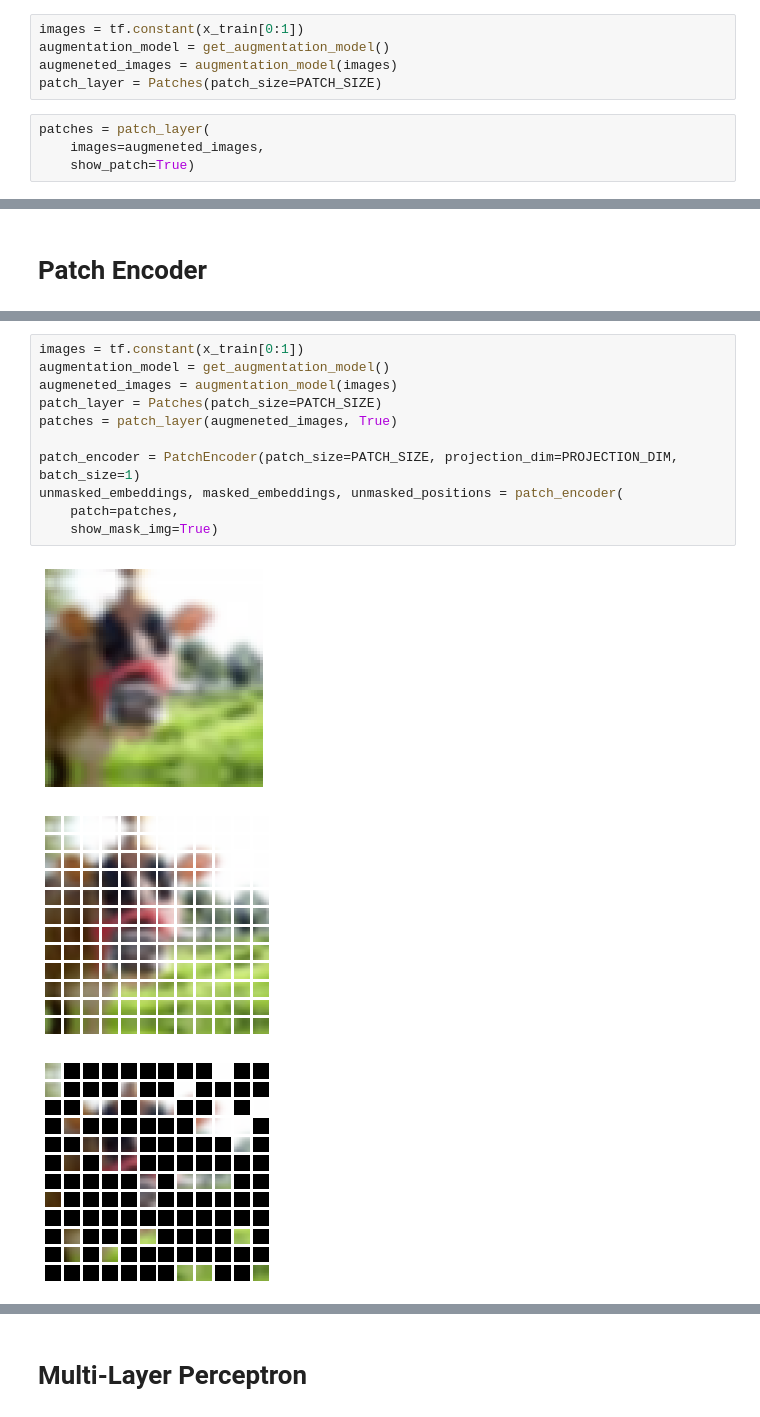
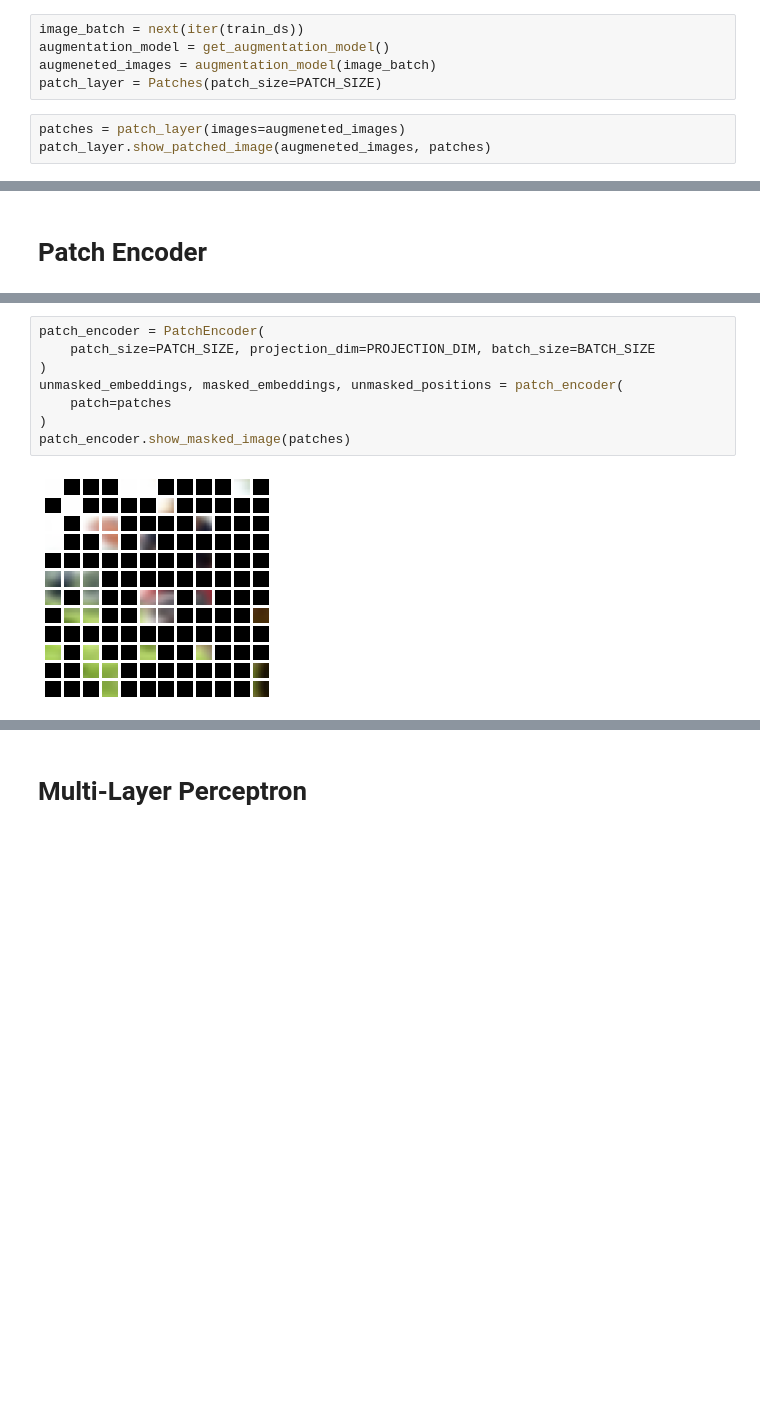
Before and after one commit to ariG23498/mae-scalable-vision-learners, a Jupyter notebook: MaskedAutoEncoders.ipynb, the cells around one changed output, grey strips where cells are left out. Drawn from its saved outputs; the diff is of its cells as text; blank space fills up the shorter version.

```diff
--- a/MaskedAutoEncoders.ipynb
+++ b/MaskedAutoEncoders.ipynb
@@ -175,11 +174,10 @@ class Patches(layers.Layer):
         return reconstructed
 # %%
-images = tf.constant(x_train[0:1])
+image_batch = next(iter(train_ds))
 augmentation_model = get_augmentation_model()
-augmeneted_images = augmentation_model(images)
+augmeneted_images = augmentation_model(image_batch)
 patch_layer = Patches(patch_size=PATCH_SIZE)
 # %%
-patches = patch_layer(
-    images=augmeneted_images,
-    show_patch=True)
+patches = patch_layer(images=augmeneted_images)
+patch_layer.show_patched_image(augmeneted_images, patches)
 # %% [output]
@@ -310,17 +295,12 @@ class PatchEncoder(layers.Layer):
                 plt.axis("off")
         plt.show()
 # %%
-images = tf.constant(x_train[0:1])
-augmentation_model = get_augmentation_model()
-augmeneted_images = augmentation_model(images)
-patch_layer = Patches(patch_size=PATCH_SIZE)
-patches = patch_layer(augmeneted_images, True)
-
-patch_encoder = PatchEncoder(patch_size=PATCH_SIZE, projection_dim=PROJECTION_DIM, batch_size=1)
+patch_encoder = PatchEncoder(
+    patch_size=PATCH_SIZE, projection_dim=PROJECTION_DIM, batch_size=BATCH_SIZE
+)
 unmasked_embeddings, masked_embeddings, unmasked_positions = patch_encoder(
-    patch=patches,
-    show_mask_img=True)
+    patch=patches
+)
+patch_encoder.show_masked_image(patches)
 # %% [output]
-[figure, old version]
+[figure, new version]
-[figure, removed]
-[figure, removed]
```
Also changed, not shown: parts of 24 cells of this notebook.
